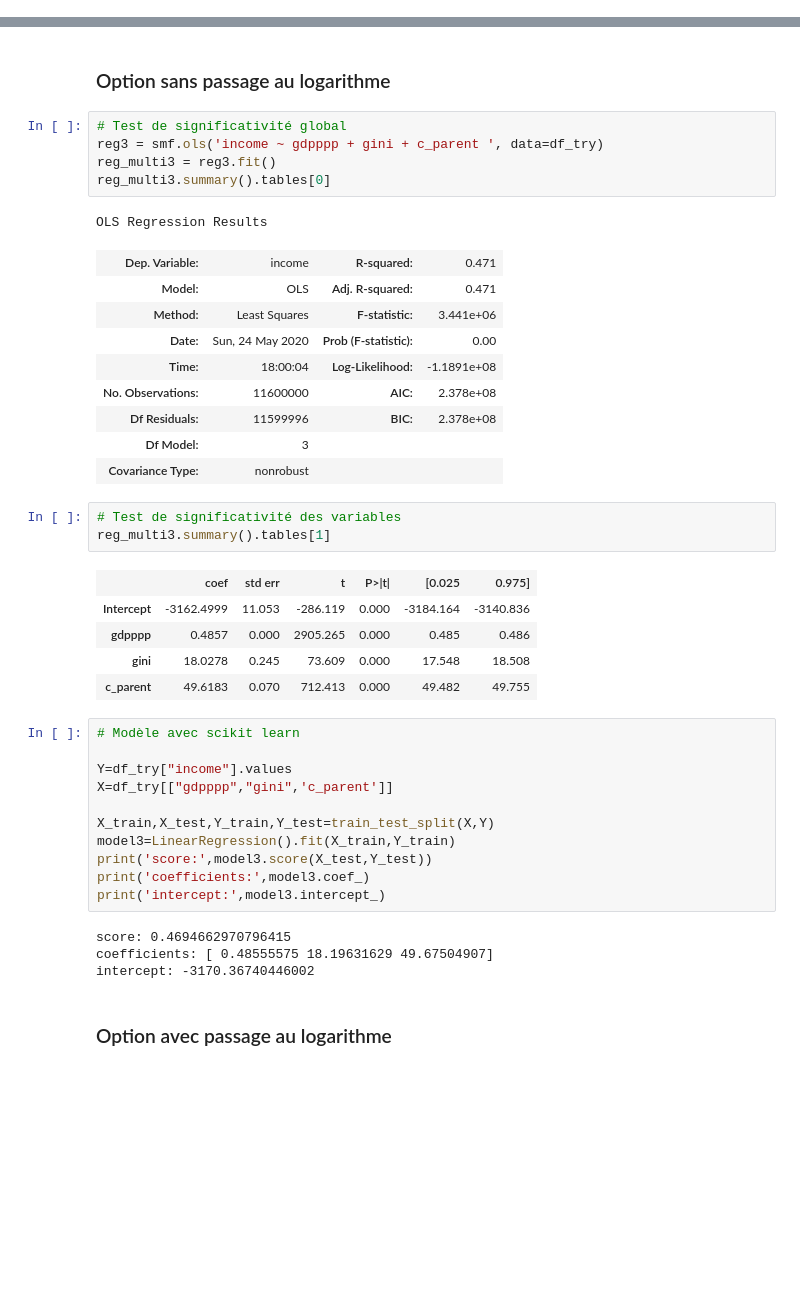
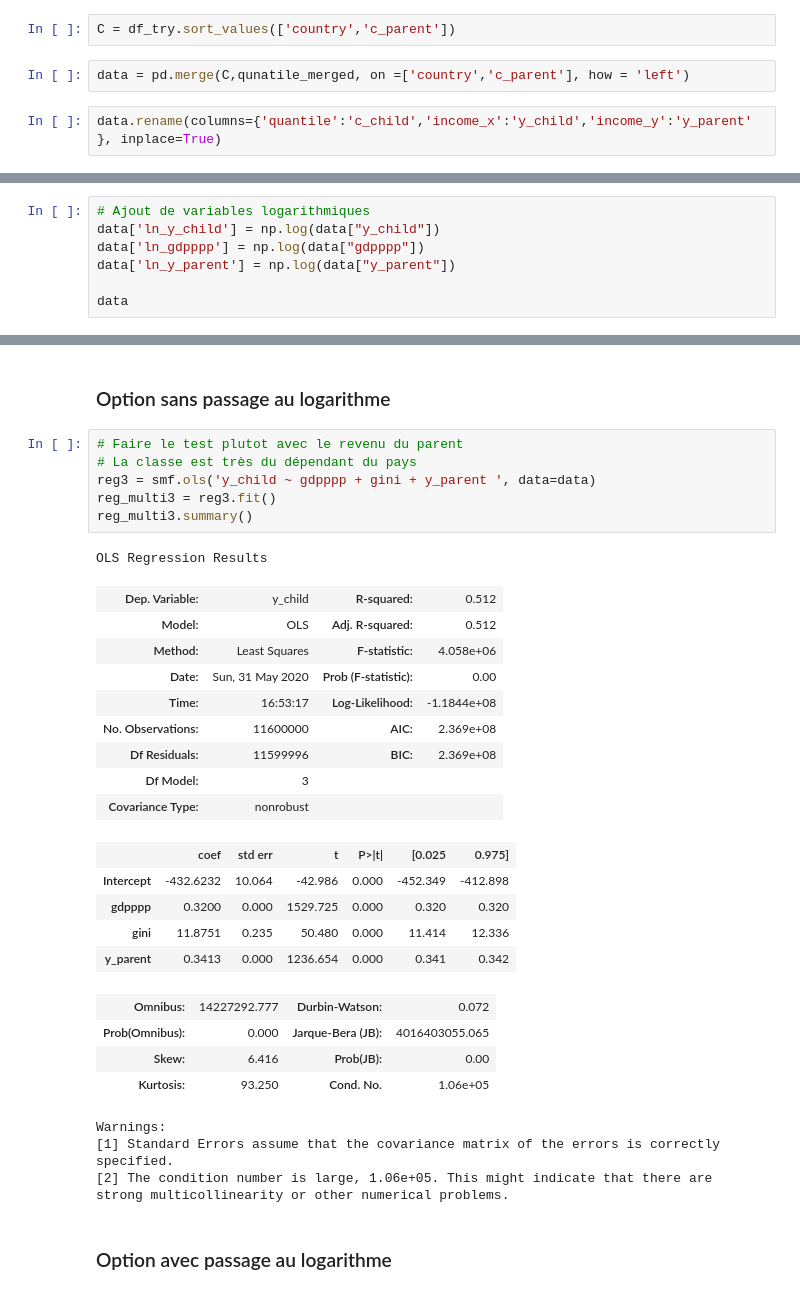
Before and after one commit to Magikpino/Projet9, a Jupyter notebook: Projet7/3- Modélisation P7.ipynb, the cells around one changed output, grey strips where cells are left out. Cells and saved outputs as stored; diff of their text form; blank space fills up the shorter version.

```diff
--- a/Projet7/3- Modélisation P7.ipynb
+++ b/Projet7/3- Modélisation P7.ipynb
@@ -323,0 +289,6 @@ test_fisher
+# %%
+C = df_try.sort_values(['country','c_parent'])
+# %%
+data = pd.merge(C,qunatile_merged, on =['country','c_parent'], how = 'left')
+# %%
+data.rename(columns={'quantile':'c_child','income_x':'y_child','income_y':'y_parent' }, inplace=True)
@@ -325,0 +532,7 @@ test_fisher
+# %%
+# Ajout de variables logarithmiques
+data['ln_y_child'] = np.log(data["y_child"])
+data['ln_gdpppp'] = np.log(data["gdpppp"])
+data['ln_y_parent'] = np.log(data["y_parent"])
+
+data
@@ -427,44 +650,34 @@ intercept: 0.7667161746807869
 # %% [markdown]
 ### Option sans passage au logarithme
 # %%
-# Test de significativité global
-reg3 = smf.ols('income ~ gdpppp + gini + c_parent ', data=df_try)
+# Faire le test plutot avec le revenu du parent
+# La classe est très du dépendant du pays
+reg3 = smf.ols('y_child ~ gdpppp + gini + y_parent ', data=data)
 reg_multi3 = reg3.fit()
-reg_multi3.summary().tables[0]
+reg_multi3.summary()
 # %% [output]
 OLS Regression Results
-| Dep. Variable: | income | R-squared: | 0.471 |
-| Model: | OLS | Adj. R-squared: | 0.471 |
-| Method: | Least Squares | F-statistic: | 3.441e+06 |
-| Date: | Sun, 24 May 2020 | Prob (F-statistic): | 0.00 |
-| Time: | 18:00:04 | Log-Likelihood: | -1.1891e+08 |
-| No. Observations: | 11600000 | AIC: | 2.378e+08 |
-| Df Residuals: | 11599996 | BIC: | 2.378e+08 |
+| Dep. Variable: | y_child | R-squared: | 0.512 |
+| Model: | OLS | Adj. R-squared: | 0.512 |
+| Method: | Least Squares | F-statistic: | 4.058e+06 |
+| Date: | Sun, 31 May 2020 | Prob (F-statistic): | 0.00 |
+| Time: | 16:53:17 | Log-Likelihood: | -1.1844e+08 |
+| No. Observations: | 11600000 | AIC: | 2.369e+08 |
+| Df Residuals: | 11599996 | BIC: | 2.369e+08 |
 | Df Model: | 3 |  |  |
 | Covariance Type: | nonrobust |  |  |
+|  | coef | std err | t | P>|t| | [0.025 | 0.975] |
+| Intercept | -432.6232 | 10.064 | -42.986 | 0.000 | -452.349 | -412.898 |
+| gdpppp | 0.3200 | 0.000 | 1529.725 | 0.000 | 0.320 | 0.320 |
+| gini | 11.8751 | 0.235 | 50.480 | 0.000 | 11.414 | 12.336 |
+| y_parent | 0.3413 | 0.000 | 1236.654 | 0.000 | 0.341 | 0.342 |
+| Omnibus: | 14227292.777 | Durbin-Watson: | 0.072 |
+| Prob(Omnibus): | 0.000 | Jarque-Bera (JB): | 4016403055.065 |
+| Skew: | 6.416 | Prob(JB): | 0.00 |
+| Kurtosis: | 93.250 | Cond. No. | 1.06e+05 |
+Warnings:
+[1] Standard Errors assume that the covariance matrix of the errors is correctly specified.
+[2] The condition number is large, 1.06e+05. This might indicate that there are
+strong multicollinearity or other numerical problems.
-# %%
-# Test de significativité des variables
-reg_multi3.summary().tables[1]
-# %% [output]
-|  | coef | std err | t | P>|t| | [0.025 | 0.975] |
-| Intercept | -3162.4999 | 11.053 | -286.119 | 0.000 | -3184.164 | -3140.836 |
-| gdpppp | 0.4857 | 0.000 | 2905.265 | 0.000 | 0.485 | 0.486 |
-| gini | 18.0278 | 0.245 | 73.609 | 0.000 | 17.548 | 18.508 |
-| c_parent | 49.6183 | 0.070 | 712.413 | 0.000 | 49.482 | 49.755 |
-# %%
-# Modèle avec scikit learn
-
-Y=df_try["income"].values
-X=df_try[["gdpppp","gini",'c_parent']]
-
-X_train,X_test,Y_train,Y_test=train_test_split(X,Y)
-model3=LinearRegression().fit(X_train,Y_train)
-print('score:',model3.score(X_test,Y_test))
-print('coefficients:',model3.coef_)
-print('intercept:',model3.intercept_)
-# %% [output]
-score: 0.4694662970796415
-coefficients: [ 0.48555575 18.19631629 49.67504907]
-intercept: -3170.36740446002
 # %% [markdown]
 ### Option avec passage au logarithme
```
Also changed, not shown: parts of 67 cells of this notebook.
